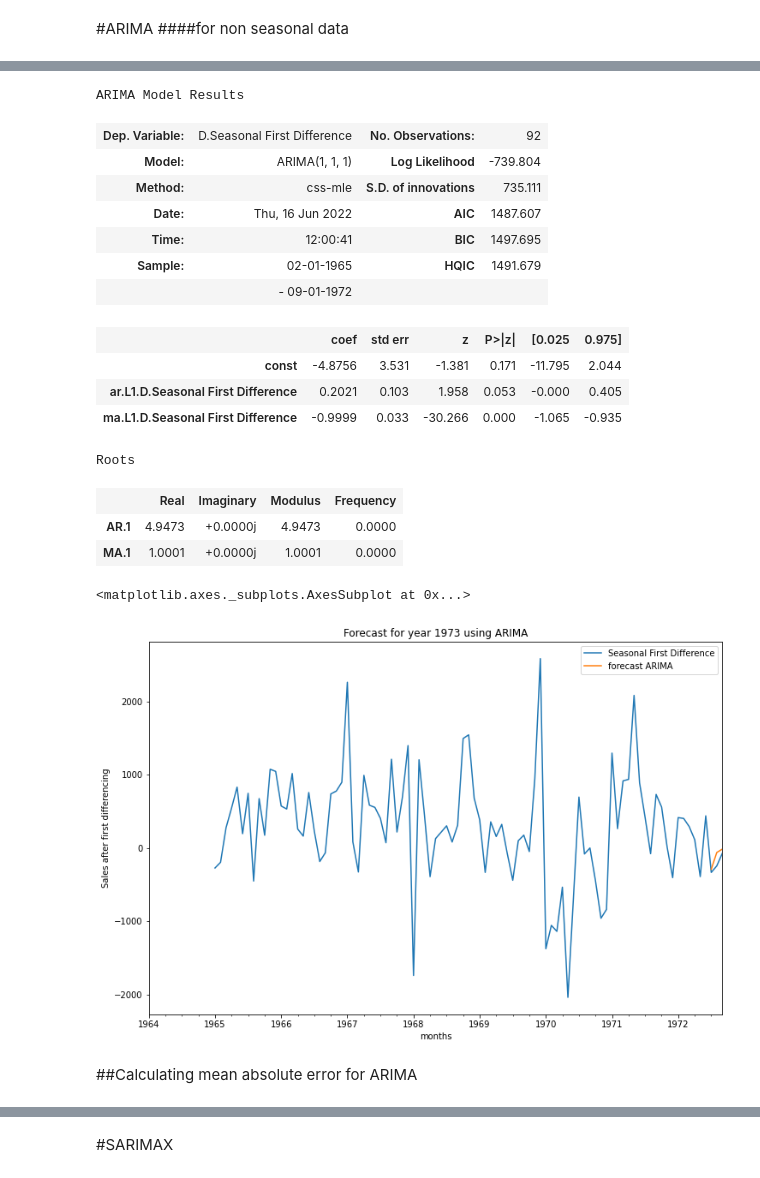
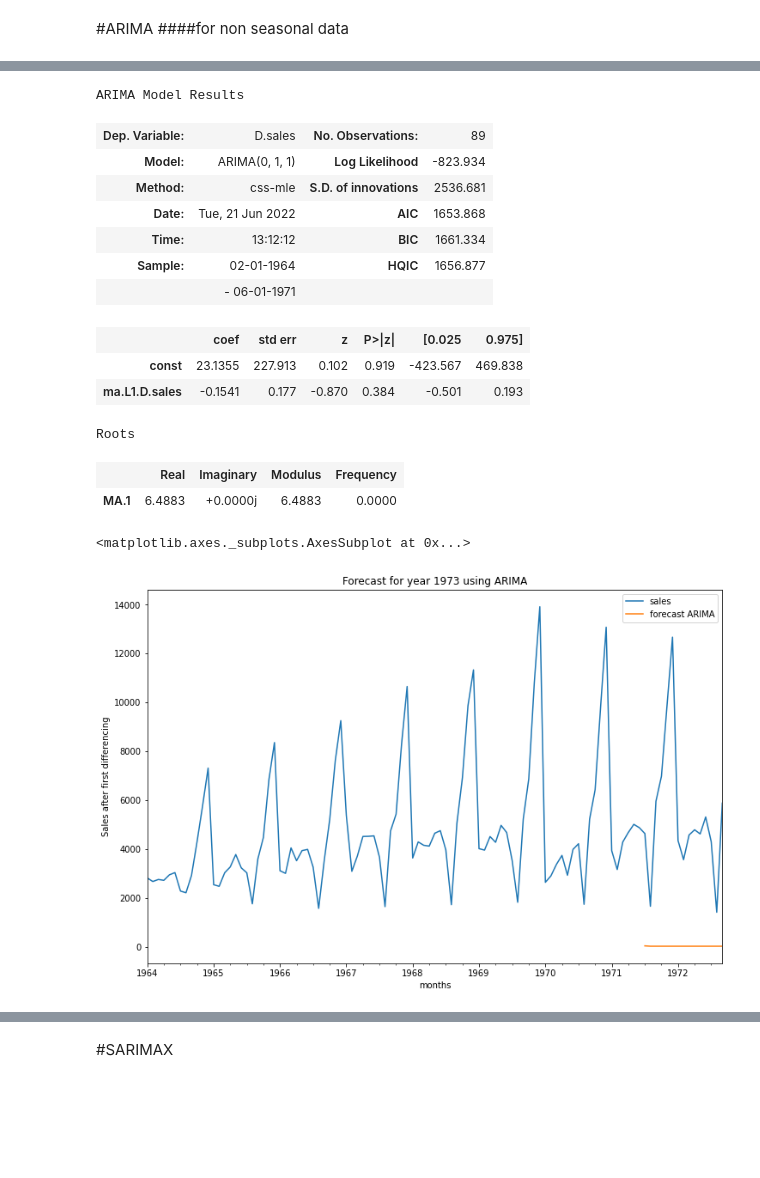
Before and after one commit to spshreya/21daysofML, a Jupyter notebook: timeseriesprac.ipynb, the cells around one changed output, grey strips where cells are left out. Saved outputs shown, nothing was run; the diff lists cells and outputs as text; code cells hidden in the pictures; blank space fills up the shorter version.

```diff
--- a/timeseriesprac.ipynb
+++ b/timeseriesprac.ipynb
@@ -65,8 +92,8 @@ df.head()
 | 3 | 1964-04 | 2721.0 |
 | 4 | 1964-05 | 2946.0 |
 # %%
-df.drop(106, axis=0, inplace=True)
-df.drop(105, axis=0, inplace=True)
+#df.drop(106, axis=0, inplace=True)
+df.dropna(axis=0, inplace=True)
 df.tail()
 # %% [output]
 |  | months | sales |
@@ -149,7 +176,7 @@ weak evidence against null hypothesis, time series has a unit root, indicating i
 #Differencing
 ###to remove seasonality
 # %%
-df['Seasonal First Difference']=df['sales']-df['sales'].shift(12)
+df['Seasonal First Difference']=df['sales']-df['sales'].shift(1)
 # %%
 df.head(20)
 # %% [output]
@@ -203,3 +230,6 @@ fig = sm.graphics.tsa.plot_pacf(df['Seasonal First Difference'].iloc[13:],lags=4
+# %%
+train = df['sales'][:90]
+test =  df['sales'][90:]
 # %% [markdown]
 #ARIMA
 ####for non seasonal data
@@ -206,4 +240,4 @@ fig = sm.graphics.tsa.plot_pacf(df['Seasonal First Difference'].iloc[13:],lags=4
 # %%
-#p=1, d=1 and q=0/1
-model = ARIMA(df['Seasonal First Difference'].dropna(), order=(1,1,1))
-model_fit = model.fit()
+#p=0/1, d=1 and q=0/1
+modela = ARIMA(train, order=(0,1,1))
+modela_fit = modela.fit()
@@ -210,28 +263,24 @@ model_fit = model.fit()
 # %%
-model_fit.summary()
+modela_fit.summary()
 # %% [output]
 ARIMA Model Results
-| Dep. Variable: | D.Seasonal First Difference | No. Observations: | 92 |
-| Model: | ARIMA(1, 1, 1) | Log Likelihood | -739.804 |
-| Method: | css-mle | S.D. of innovations | 735.111 |
-| Date: | Thu, 16 Jun 2022 | AIC | 1487.607 |
-| Time: | 12:00:41 | BIC | 1497.695 |
-| Sample: | 02-01-1965 | HQIC | 1491.679 |
-|  | - 09-01-1972 |  |  |
+| Dep. Variable: | D.sales | No. Observations: | 89 |
+| Model: | ARIMA(0, 1, 1) | Log Likelihood | -823.934 |
+| Method: | css-mle | S.D. of innovations | 2536.681 |
+| Date: | Tue, 21 Jun 2022 | AIC | 1653.868 |
+| Time: | 13:12:12 | BIC | 1661.334 |
+| Sample: | 02-01-1964 | HQIC | 1656.877 |
+|  | - 06-01-1971 |  |  |
 |  | coef | std err | z | P>|z| | [0.025 | 0.975] |
-| const | -4.8756 | 3.531 | -1.381 | 0.171 | -11.795 | 2.044 |
-| ar.L1.D.Seasonal First Difference | 0.2021 | 0.103 | 1.958 | 0.053 | -0.000 | 0.405 |
-| ma.L1.D.Seasonal First Difference | -0.9999 | 0.033 | -30.266 | 0.000 | -1.065 | -0.935 |
+| const | 23.1355 | 227.913 | 0.102 | 0.919 | -423.567 | 469.838 |
+| ma.L1.D.sales | -0.1541 | 0.177 | -0.870 | 0.384 | -0.501 | 0.193 |
 Roots
 |  | Real | Imaginary | Modulus | Frequency |
-| AR.1 | 4.9473 | +0.0000j | 4.9473 | 0.0000 |
-| MA.1 | 1.0001 | +0.0000j | 1.0001 | 0.0000 |
+| MA.1 | 6.4883 | +0.0000j | 6.4883 | 0.0000 |
 # %%
-df['forecast ARIMA']= model_fit.predict(start=90,end=103,dynamic=True)
-df[['Seasonal First Difference','forecast ARIMA']].plot(figsize=(12,8), ylabel='Sales after first differencing', title='Forecast for year 1973 using ARIMA')
+df['forecast ARIMA']= modela_fit.predict(start=90,end=105,dynamic=True)
+df[['sales','forecast ARIMA']].plot(figsize=(12,8), ylabel='Sales after first differencing', title='Forecast for year 1973 using ARIMA')
 # %% [output]
 <matplotlib.axes._subplots.AxesSubplot at 0x...>
-[figure, old version]
+[figure, new version]
-# %% [markdown]
-##Calculating mean absolute error for ARIMA
 # %%
```
Also changed, not shown: parts of 38 cells of this notebook.
